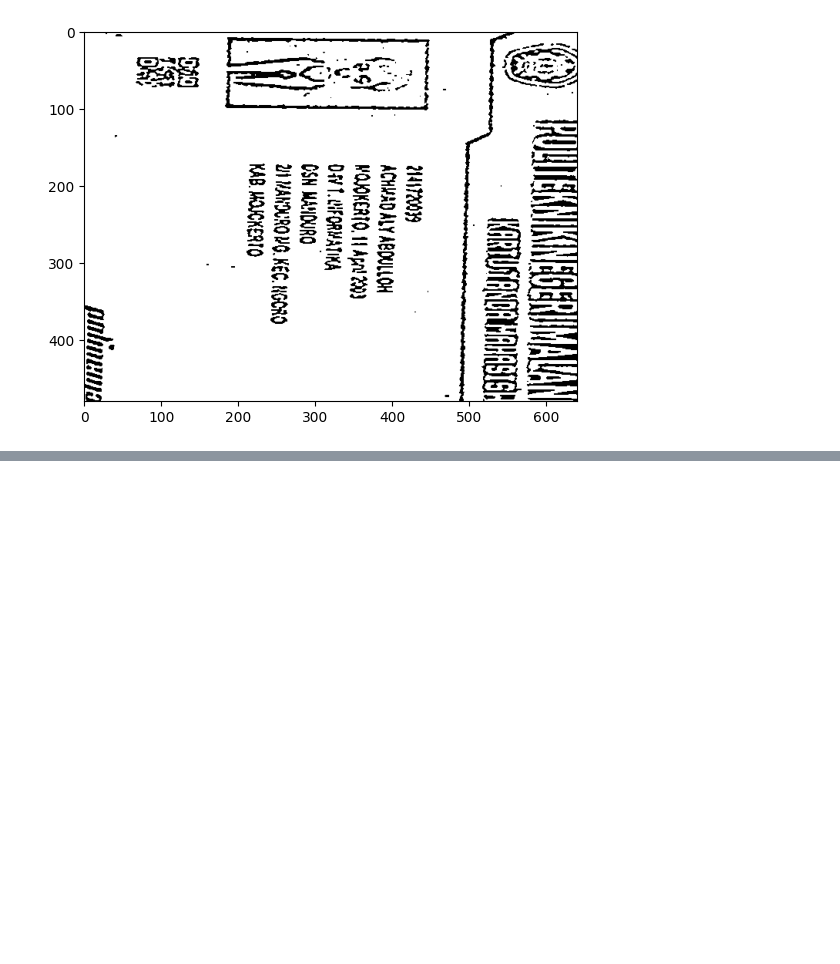
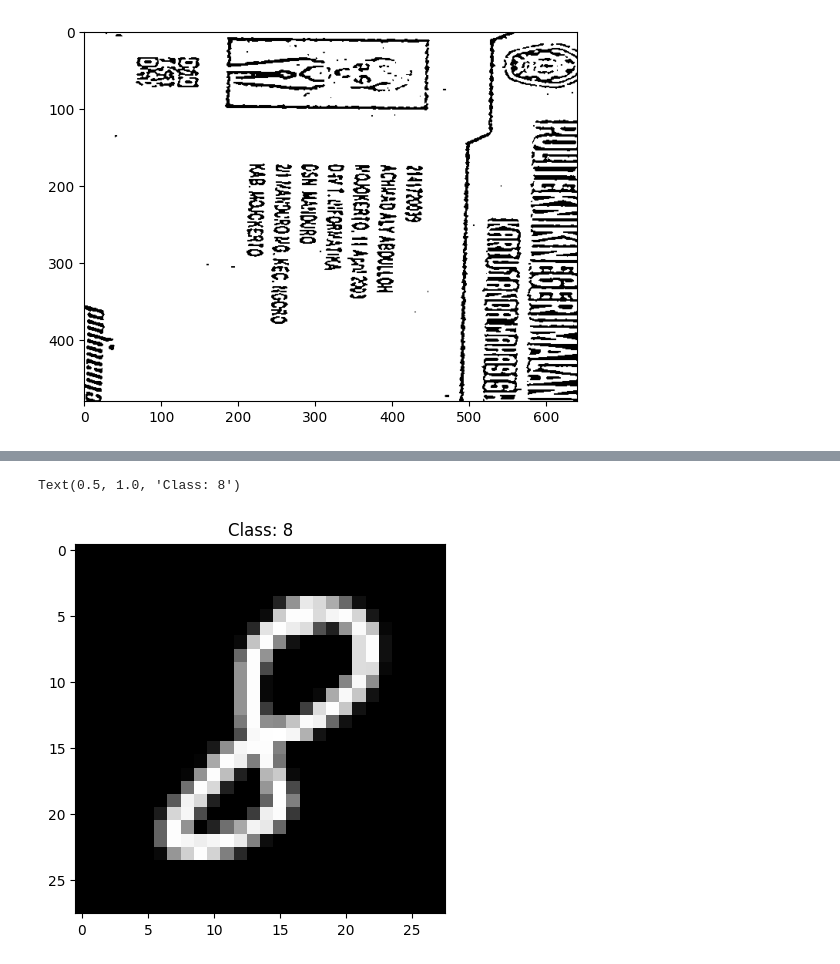
Before and after one commit to Elfeny7/ComputerVision_Learn, a Jupyter notebook: UAS_PCVK_OCR_CNN.ipynb, the cells around one changed output, grey strips where cells are left out. Drawn from its saved outputs; the diff is of its cells as text; code cells hidden in the pictures; blank space fills up the shorter version.

```diff
--- a/UAS_PCVK_OCR_CNN.ipynb
+++ b/UAS_PCVK_OCR_CNN.ipynb
@@ -145,0 +151,6 @@ for success in successful_images:
+# %%
+(train_data, train_labels), (test_data, test_labels) = mnist.load_data()
+(train_data.shape, test_data.shape)
+(train_labels.shape, test_labels.shape)
+train_data[0].shape
+train_labels.shape
@@ -145,0 +161,12 @@ for success in successful_images:
+# %%
+digits_data = np.vstack([train_data, test_data])
+digits_labels = np.hstack([train_labels, test_labels])
+digits_data.shape
+digits_labels.shape
+
+idx = np.random.randint(0, digits_data.shape[0])
+plt.imshow(digits_data[idx], cmap='gray')
+plt.title('Class: ' + str(digits_labels[idx]))
+# %% [output]
+Text(0.5, 1.0, 'Class: 8')
+[figure, added]
```
Also changed, not shown: parts of 71 cells of this notebook.
